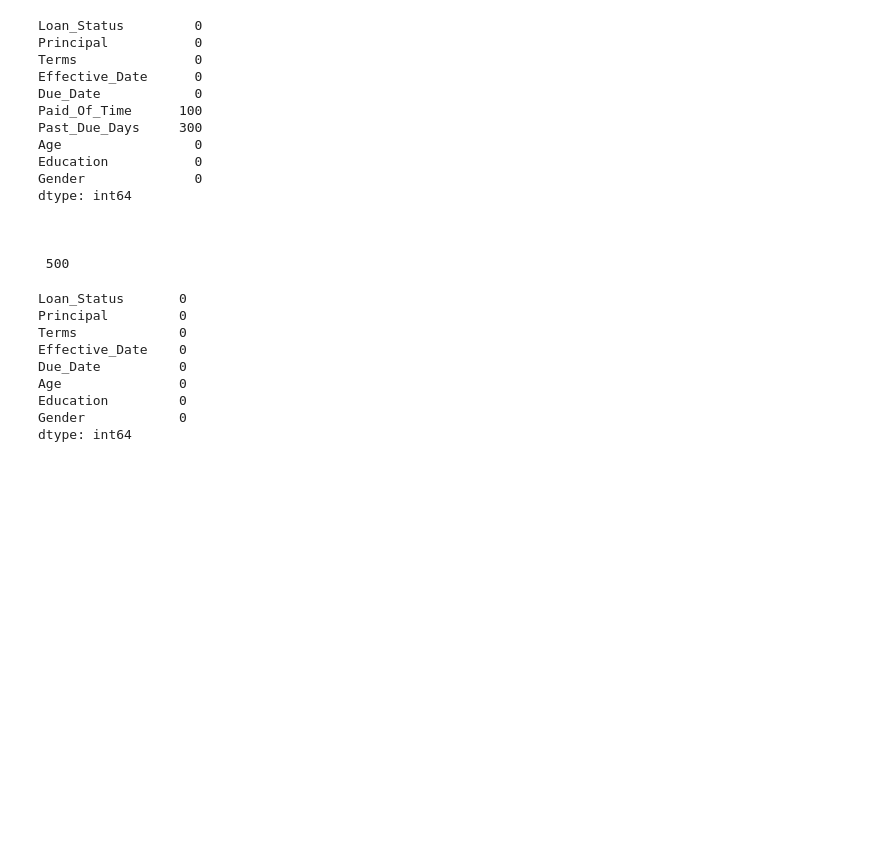
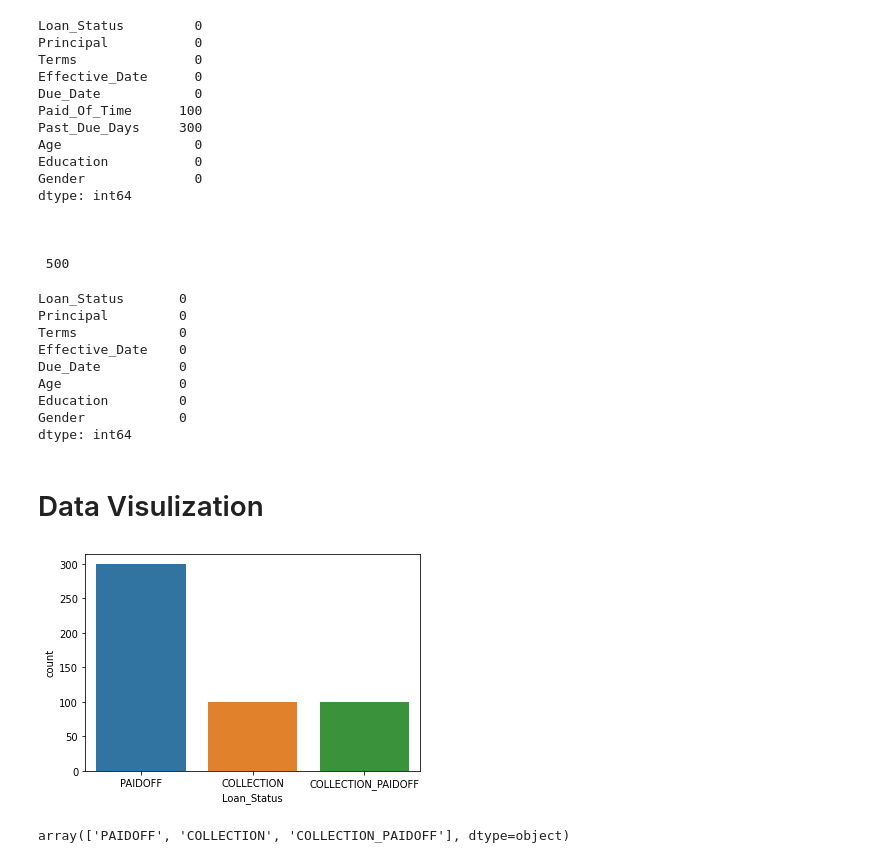
Before and after one commit to shahzadahsan97/Loan-Prediction, a Jupyter notebook: loan.ipynb, the cells around one changed output. Cells and saved outputs as stored; diff of their text form; code cells hidden in the pictures; blank space fills up the shorter version.

Commit message:
data visulization

```diff
--- a/loan.ipynb
+++ b/loan.ipynb
@@ -291,3 +291,14 @@ Age               0
 Education         0
 Gender            0
 dtype: int64
+# %% [markdown]
+# Data Visulization
+# %%
+sns.countplot(data['Loan_Status'])
+plt.show()
+# %% [output]
+[figure, added]
+# %%
+data['Loan_Status'].unique()
+# %% [output]
+array(['PAIDOFF', 'COLLECTION', 'COLLECTION_PAIDOFF'], dtype=object)
```
Also changed, not shown: parts of 3 cells of this notebook.
